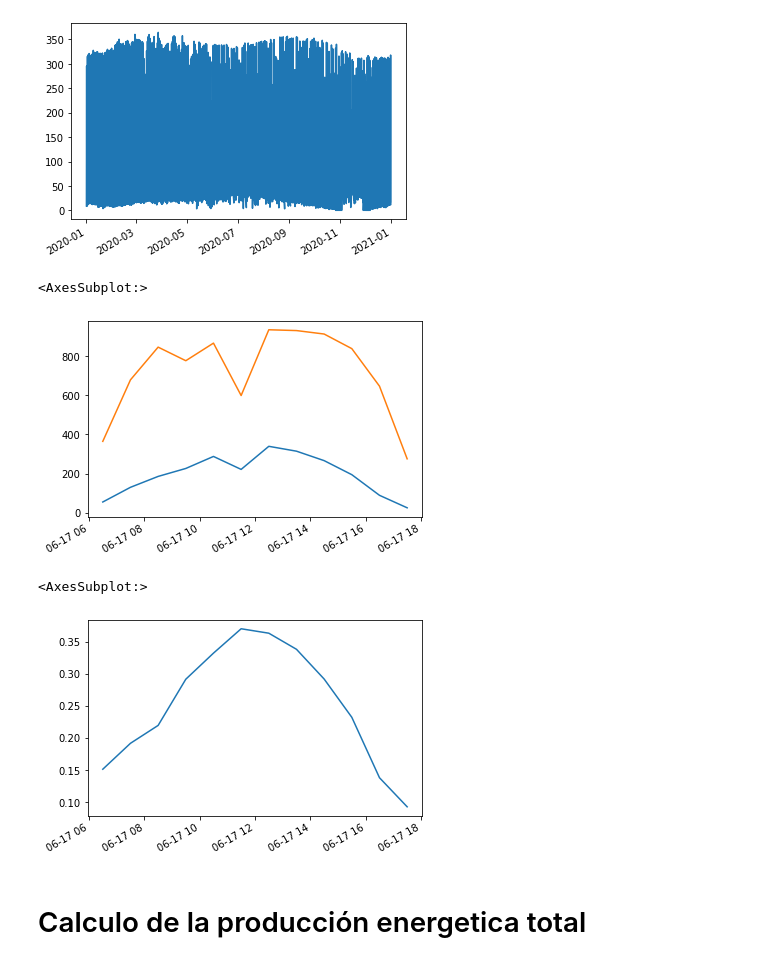
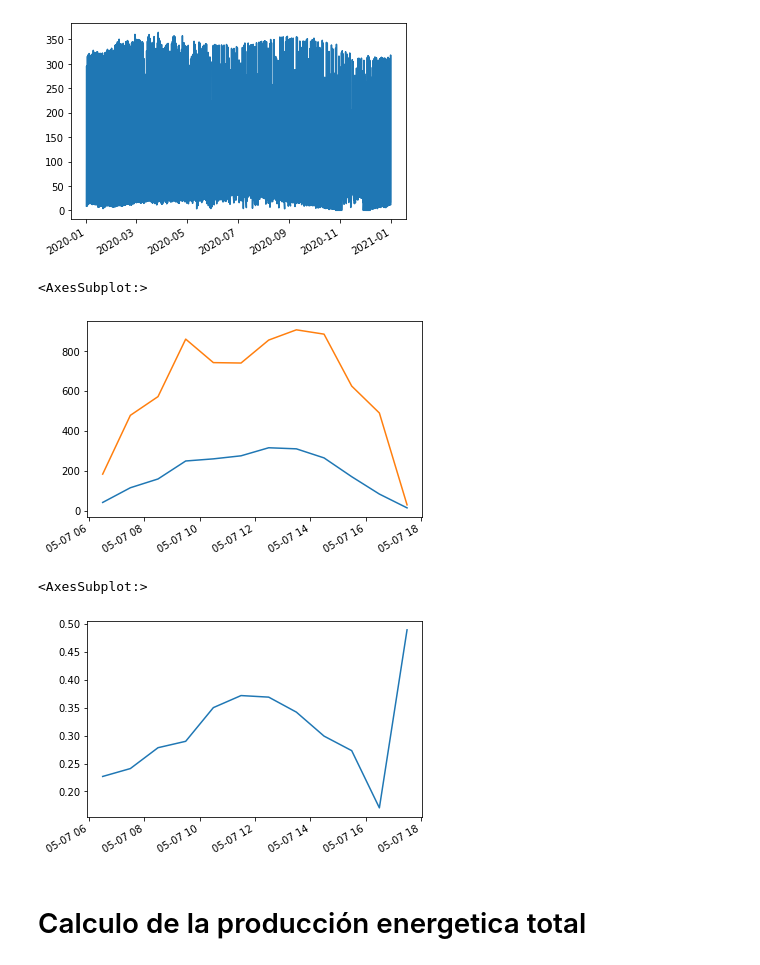
Before and after one commit to BifacialPV/Proyecto-de-grado, a Jupyter notebook: Codigo_Personal/Codigo_Base.ipynb, the cells around one changed output. Cells and saved outputs as stored; diff of their text form; code cells hidden in the pictures.

```diff
--- a/Codigo_Personal/Codigo_Base.ipynb
+++ b/Codigo_Personal/Codigo_Base.ipynb
@@ -225,24 +221,24 @@ poa_backabsorb.plot()
 <AxesSubplot:>
 [figure]
 # %%
-fecha = '2020-06-17 '
+fecha = '2020-05-07 '
 poa_1=poa_backabsorb[fecha+'00:00:00':fecha+'23:59:00']
 poa_2=poa_frontabsorb[fecha+'00:00:00':fecha+'23:59:00']
 poa_1.plot()
 poa_2.plot()
 # %% [output]
 <AxesSubplot:>
-[figure, old version]
+[figure, new version]
 # %%
-fecha = '2020-06-17 '
+fecha = '2020-05-07 '
 poa_1=poa_backabsorb[fecha+'00:00:00':fecha+'23:59:00']
 poa_2=poa_frontabsorb[fecha+'00:00:00':fecha+'23:59:00']
 bg_opt=poa_1.truediv(poa_2)
 bg_opt
 bg_opt.plot()
 # %% [output]
 <AxesSubplot:>
-[figure, old version]
+[figure, new version]
 # %% [markdown]
 # Calculo de la producción energetica total
 # %%
```
Also changed, not shown: parts of 13 cells of this notebook, 1 other file.
